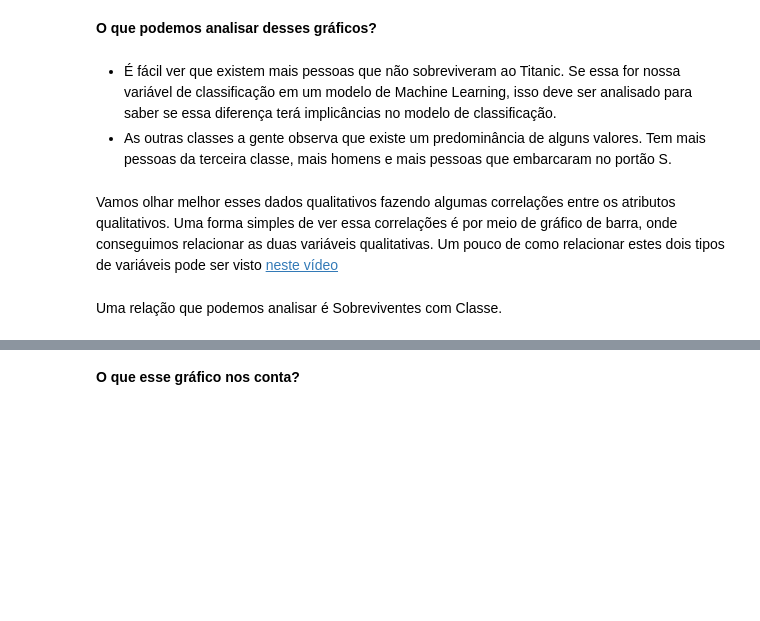
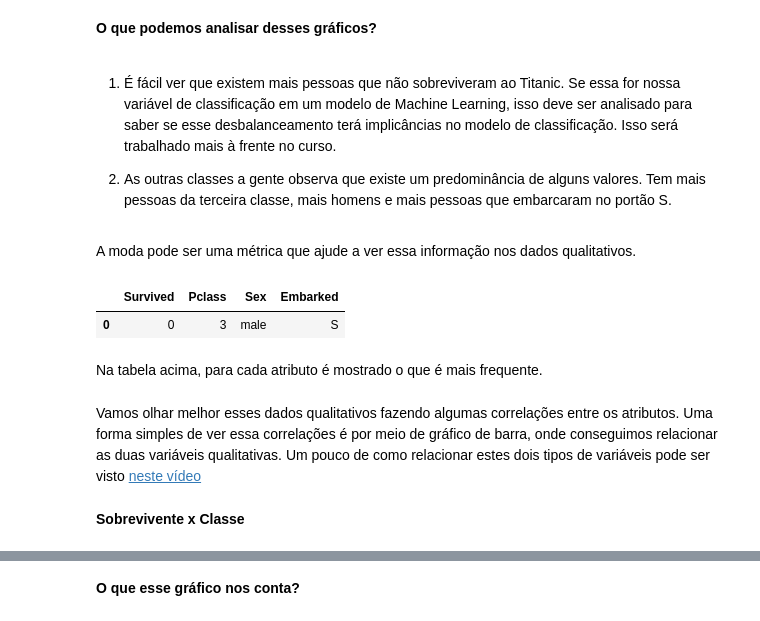
Before and after one commit to adolfoguimaraes/datascience, a Jupyter notebook: code/01_laboratorio_analise_de_dados.ipynb, the cells around one changed output, grey strips where cells are left out. Saved outputs shown, nothing was run; the diff lists cells and outputs as text; code cells hidden in the pictures; blank space fills up the shorter version.

```diff
--- a/code/01_laboratorio_analise_de_dados.ipynb
+++ b/code/01_laboratorio_analise_de_dados.ipynb
@@ -404,12 +516,22 @@ sns.countplot(x="Embarked",data=titanic_dataset,ax=axs[1][1])
 # %% [markdown]
 **O que podemos analisar desses gráficos?**
 # %% [markdown]
-* É fácil ver que existem mais pessoas que não sobreviveram ao Titanic. Se essa for nossa variável de classificação em um modelo de Machine Learning, isso deve ser analisado para saber se essa diferença terá implicâncias no modelo de classificação.
-* As outras classes a gente observa que existe um predominância de alguns valores. Tem mais pessoas da terceira classe, mais homens e mais pessoas que embarcaram no portão S.
+1. É fácil ver que existem mais pessoas que não sobreviveram ao Titanic. Se essa for nossa variável de classificação em um modelo de Machine Learning, isso deve ser analisado para saber se esse desbalanceamento terá implicâncias no modelo de classificação. Isso será trabalhado mais à frente no curso.
+
+2. As outras classes a gente observa que existe um predominância de alguns valores. Tem mais pessoas da terceira classe, mais homens e mais pessoas que embarcaram no portão S.
+# %% [markdown]
+A moda pode ser uma métrica que ajude a ver essa informação nos dados qualitativos.
+# %%
+titanic_dataset[['Survived', 'Pclass', 'Sex', 'Embarked']].mode()
+# %% [output]
+|  | Survived | Pclass | Sex | Embarked |
+| 0 | 0 | 3 | male | S |
+# %% [markdown]
+Na tabela acima, para cada atributo é mostrado o que é mais frequente.
 # %% [markdown]
-Vamos olhar melhor esses dados qualitativos fazendo algumas correlações entre os atributos qualitativos. Uma forma simples de ver essa correlações é por meio de gráfico de barra, onde conseguimos relacionar as duas variáveis qualitativas. Um pouco de como relacionar estes dois tipos de variáveis pode ser visto [neste vídeo](https://www.youtube.com/watch?v=7zzQAPuATK8)
+Vamos olhar melhor esses dados qualitativos fazendo algumas correlações entre os atributos. Uma forma simples de ver essa correlações é por meio de gráfico de barra, onde conseguimos relacionar as duas variáveis qualitativas. Um pouco de como relacionar estes dois tipos de variáveis pode ser visto [neste vídeo](https://www.youtube.com/watch?v=7zzQAPuATK8)
-# %% [markdown]
-Uma relação que podemos analisar é Sobreviventes com Classe.
+# %% [markdown]
+**Sobrevivente x Classe**
 # %%
 props = titanic_dataset.groupby("Pclass")['Survived'].value_counts(normalize=True).unstack()
 props.plot(kind='bar', stacked='True')
```
Also changed, not shown: parts of 100 cells of this notebook, 1 other file.
